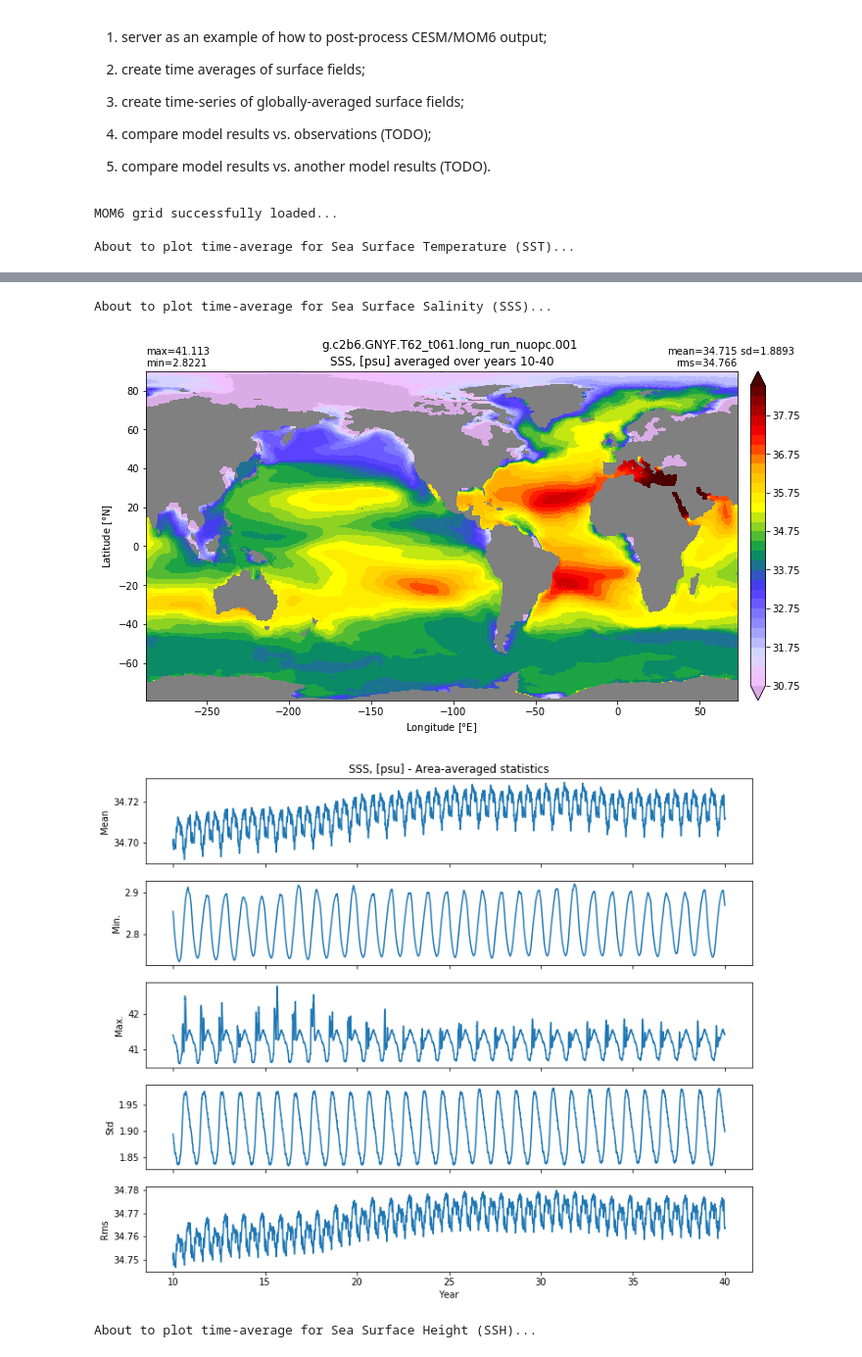
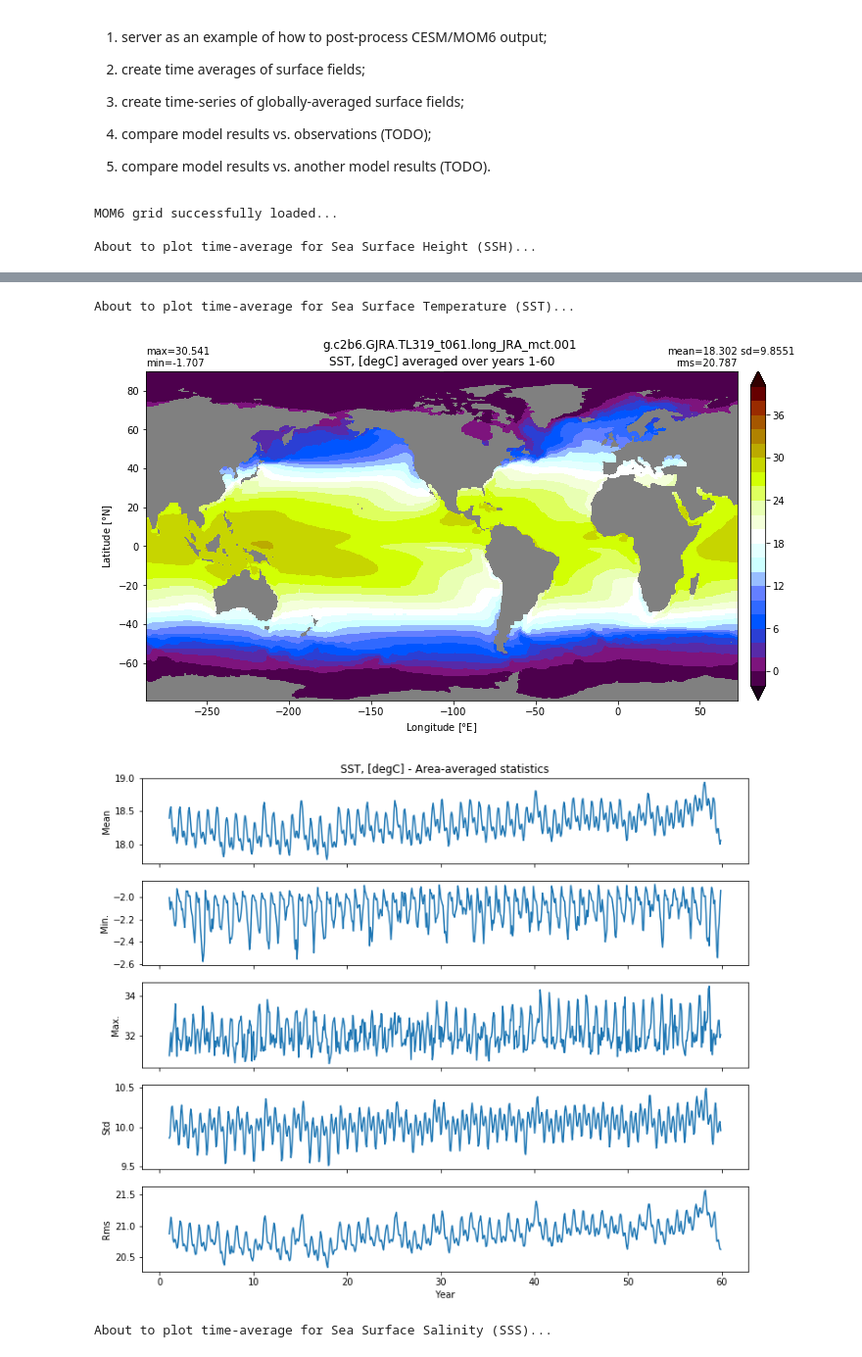
Before and after one commit to NCAR/mom6-tools, a Jupyter notebook: docs/source/examples/surface.ipynb, the cells around one changed output, grey strips where cells are left out. Shown at 98% size. Saved outputs shown, nothing was run; the diff lists cells and outputs as text; code cells hidden in the pictures.

```diff
--- a/docs/source/examples/surface.ipynb
+++ b/docs/source/examples/surface.ipynb
@@ -25,16 +27,16 @@ import matplotlib.pyplot as plt
 # The following parameters must be set accordingly
 ######################################################
 # case name - must be changed for each configuration
-case_name = 'g.c2b6.GNYF.T62_t061.long_run_nuopc.001'
+case_name = 'g.c2b6.GJRA.TL319_t061.long_JRA_mct.001'
 # Path to the run directory
-path = "/glade/scratch/gmarques/g.c2b6.GNYF.T62_t061.long_run_nuopc.001/run/"
+path = "/glade/scratch/gmarques/g.c2b6.GJRA.TL319_t061.long_JRA_mct.001/run/"
 # name of ocean static file
-static = 'g.c2b6.GNYF.T62_t061.long_run_nuopc.001.mom6.static.nc'
+static = 'g.c2b6.GJRA.TL319_t061.long_JRA_mct.001.mom6.static.nc'
 # name of forcing file
-surface = 'g.c2b6.GNYF.T62_t061.long_run_nuopc.001.mom6.sfc_00*.nc'
+surface = 'g.c2b6.GJRA.TL319_t061.long_JRA_mct.001.mom6.sfc_00*.nc'
 # initial and final years for computing time mean
-year_start = 10
-year_end = 40
+year_start = 1
+year_end = 60
 # array with 2D forcing variables to be processed
 variables = ['SST','SSS','SSH']
 # Put your name and email address below
@@ -56,8 +58,8 @@ args.time_series = True
 grd = MOM6grid(path+static)
 # plot time averages. If variables is NOT specified, all 2D variables will be plotted.
 #time_mean_latlon_plot(args,grd, variables=args.variables)
-time_mean_latlon(args,grd, variables=args.variables)
+time_mean_latlon(args,grd)
 # %% [output]
 MOM6 grid successfully loaded...
 
-About to plot time-average for Sea Surface Temperature (SST)...
+About to plot time-average for Sea Surface Height (SSH)...
@@ -66,4 +68,4 @@ About to plot time-average for Sea Surface Temperature (SST)...
-About to plot time-average for Sea Surface Salinity (SSS)...
+About to plot time-average for Sea Surface Temperature (SST)...
-[figure, old version]
+[figure, new version]
-[figure, old version]
+[figure, new version]
-About to plot time-average for Sea Surface Height (SSH)...
+About to plot time-average for Sea Surface Salinity (SSS)...
```
Also changed, not shown: parts of 2 cells of this notebook, 5 other files.
